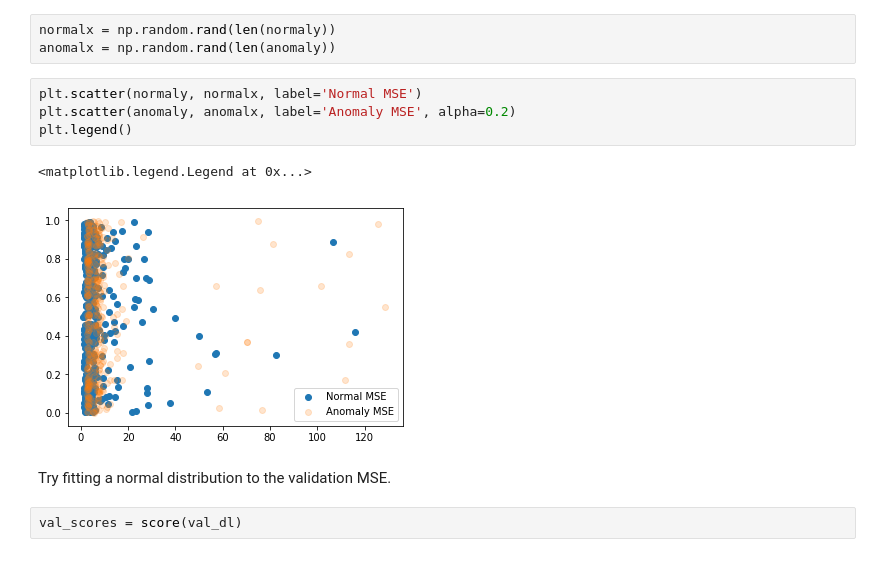
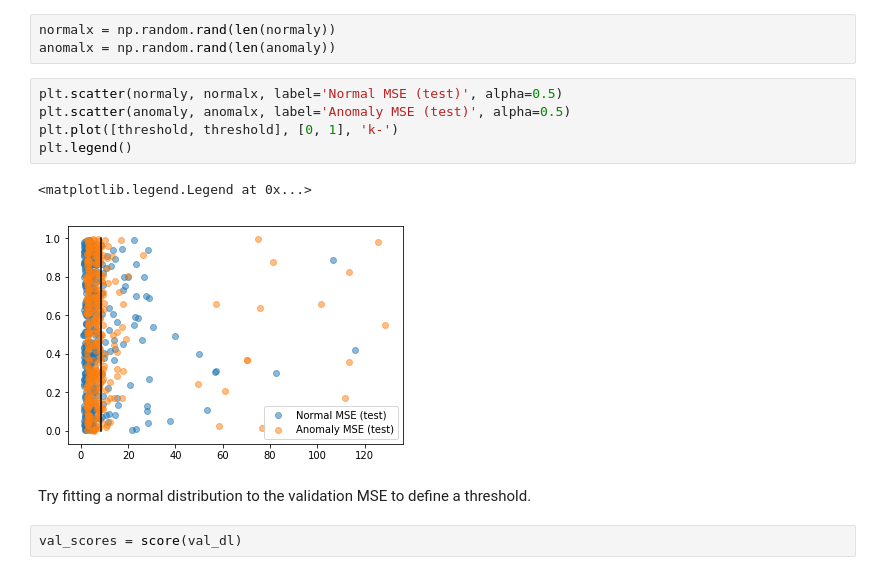
Before and after one commit to mttmac/glance, a Jupyter notebook: Week3Demo.ipynb, the cells around one changed output. Drawn from its saved outputs; the diff is of its cells as text.

```diff
--- a/Week3Demo.ipynb
+++ b/Week3Demo.ipynb
@@ -302,14 +360,15 @@ plt.legend()
 normalx = np.random.rand(len(normaly))
 anomalx = np.random.rand(len(anomaly))
 # %%
-plt.scatter(normaly, normalx, label='Normal MSE')
-plt.scatter(anomaly, anomalx, label='Anomaly MSE', alpha=0.2)
+plt.scatter(normaly, normalx, label='Normal MSE (test)', alpha=0.5)
+plt.scatter(anomaly, anomalx, label='Anomaly MSE (test)', alpha=0.5)
+plt.plot([threshold, threshold], [0, 1], 'k-')
 plt.legend()
 # %% [output]
 <matplotlib.legend.Legend at 0x...>
-[figure, old version]
+[figure, new version]
 # %% [markdown]
-Try fitting a normal distribution to the validation MSE.
+Try fitting a normal distribution to the validation MSE to define a threshold.
 # %%
 val_scores = score(val_dl)
 # %%
```
Also changed, not shown: parts of 34 cells of this notebook, 2 other files.
